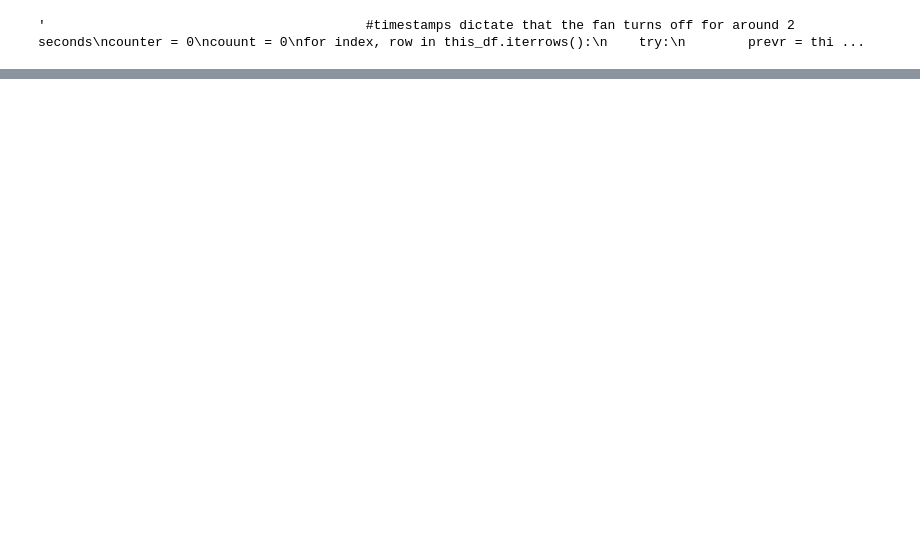
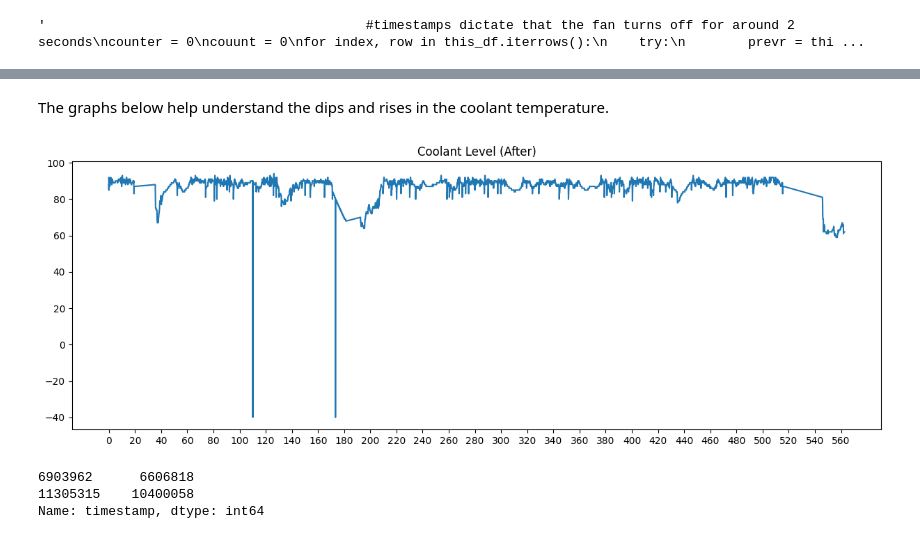
Before and after one commit to gautamvira/Predictive-Maintenance, a Jupyter notebook: data_processing.ipynb, the cells around one changed output, grey strips where cells are left out. Cells and saved outputs as stored; diff of their text form; code cells hidden in the pictures; blank space fills up the shorter version.

```diff
--- a/data_processing.ipynb
+++ b/data_processing.ipynb
@@ -205,0 +226,18 @@ print(couunt)
+# %% [markdown]
+The graphs below help understand the dips and rises in the coolant temperature.
+# %%
+vals = df_copy.loc[(df_copy['sensor']=='65262-110'), 'decodedValue']
+ts = df_copy.loc[(df_copy['sensor']=='65262-110'), 'timestamp']
+plt.figure(figsize=(15,5))
+plt.plot(ts/60000, vals)
+plt.xticks(np.arange(min(ts/60000), max(ts/60000)+1, 20.0))
+plt.title('Coolant Level (After)')
+plt.show()
+# %% [output]
+[figure, added]
+# %%
+print(df_copy.loc[(df_copy['sensor']=='65262-110') & (df_copy['decodedValue']==-40), 'timestamp'])
+# %% [output]
+6903962      6606818
+11305315    10400058
+Name: timestamp, dtype: int64
```
Also changed, not shown: parts of 27 cells of this notebook, 3 other files.
